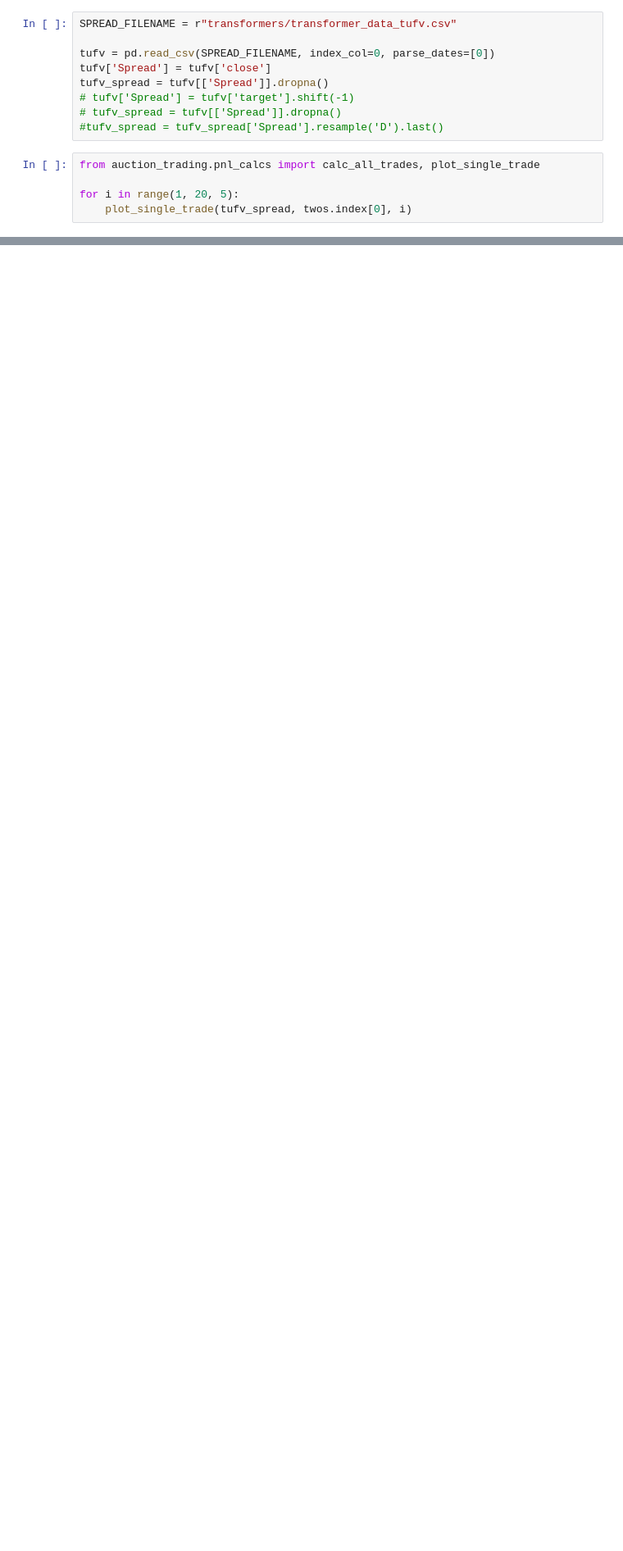
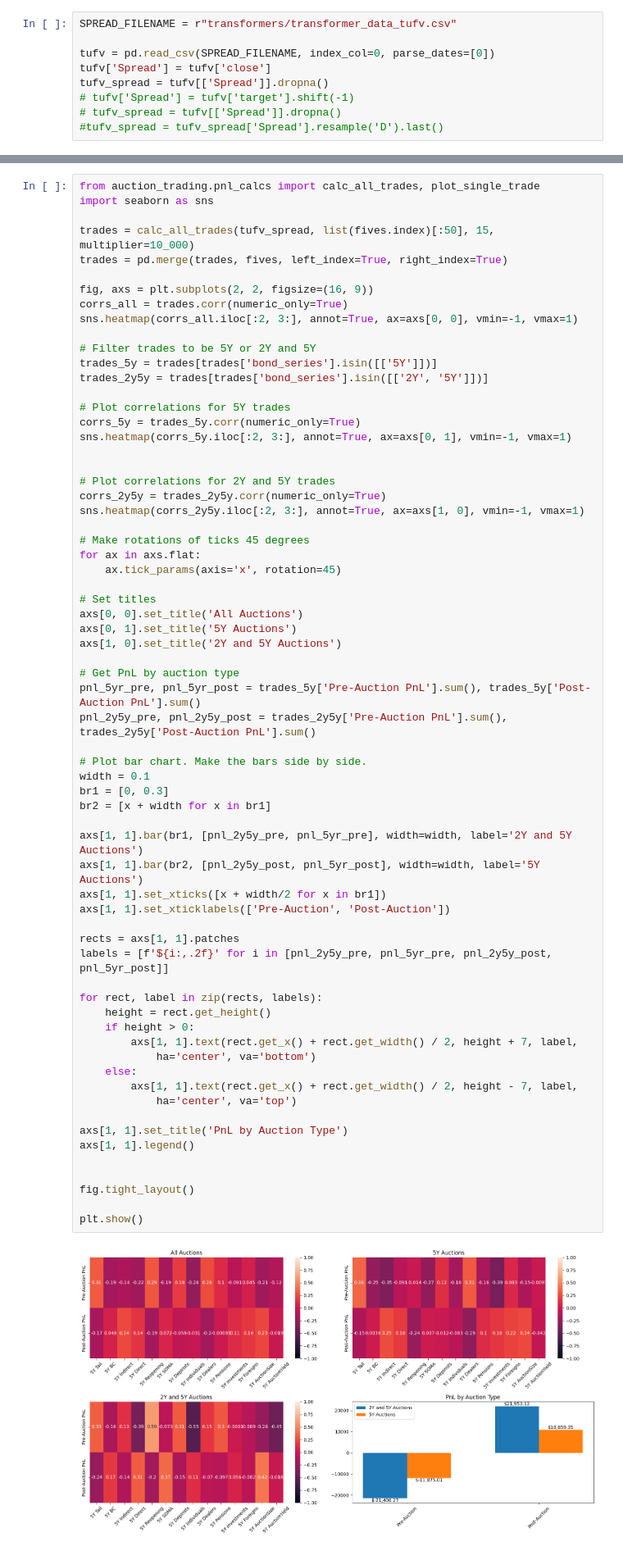
Before and after one commit to chiwailee/UChicago-Winter2022, a Jupyter notebook: Auction_Analysis.ipynb, the cells around one changed output, grey strips where cells are left out. Shown at 82% size. Drawn from its saved outputs; the diff is of its cells as text; blank space fills up the shorter version.

Commit message:
Correlation and pnl graphs

```diff
--- a/Auction_Analysis.ipynb
+++ b/Auction_Analysis.ipynb
@@ -38,8 +36,3 @@ tufv_spread = tufv[['Spread']].dropna()
 # tufv['Spread'] = tufv['target'].shift(-1)
 # tufv_spread = tufv[['Spread']].dropna()
 #tufv_spread = tufv_spread['Spread'].resample('D').last()
-# %%
-from auction_trading.pnl_calcs import calc_all_trades, plot_single_trade
-
-for i in range(1, 20, 5):
-    plot_single_trade(tufv_spread, twos.index[0], i)
@@ -83,0 +39,68 @@ for i in range(1, 20, 5):
+# %%
+from auction_trading.pnl_calcs import calc_all_trades, plot_single_trade
+import seaborn as sns
+
+trades = calc_all_trades(tufv_spread, list(fives.index)[:50], 15, multiplier=10_000)
+trades = pd.merge(trades, fives, left_index=True, right_index=True)
+
+fig, axs = plt.subplots(2, 2, figsize=(16, 9))
+corrs_all = trades.corr(numeric_only=True)
+sns.heatmap(corrs_all.iloc[:2, 3:], annot=True, ax=axs[0, 0], vmin=-1, vmax=1)
+
+# Filter trades to be 5Y or 2Y and 5Y
+trades_5y = trades[trades['bond_series'].isin([['5Y']])]
+trades_2y5y = trades[trades['bond_series'].isin([['2Y', '5Y']])]
+
+# Plot correlations for 5Y trades
+corrs_5y = trades_5y.corr(numeric_only=True)
+sns.heatmap(corrs_5y.iloc[:2, 3:], annot=True, ax=axs[0, 1], vmin=-1, vmax=1)
+
+
+# Plot correlations for 2Y and 5Y trades
+corrs_2y5y = trades_2y5y.corr(numeric_only=True)
+sns.heatmap(corrs_2y5y.iloc[:2, 3:], annot=True, ax=axs[1, 0], vmin=-1, vmax=1)
+
+# Make rotations of ticks 45 degrees
+for ax in axs.flat:
+    ax.tick_params(axis='x', rotation=45)
+
+# Set titles
+axs[0, 0].set_title('All Auctions')
+axs[0, 1].set_title('5Y Auctions')
+axs[1, 0].set_title('2Y and 5Y Auctions')
+
+# Get PnL by auction type
+pnl_5yr_pre, pnl_5yr_post = trades_5y['Pre-Auction PnL'].sum(), trades_5y['Post-Auction PnL'].sum()
+pnl_2y5y_pre, pnl_2y5y_post = trades_2y5y['Pre-Auction PnL'].sum(), trades_2y5y['Post-Auction PnL'].sum()
+
+# Plot bar chart. Make the bars side by side.
+width = 0.1
+br1 = [0, 0.3]
+br2 = [x + width for x in br1]
+
+axs[1, 1].bar(br1, [pnl_2y5y_pre, pnl_5yr_pre], width=width, label='2Y and 5Y Auctions')
+axs[1, 1].bar(br2, [pnl_2y5y_post, pnl_5yr_post], width=width, label='5Y Auctions')
+axs[1, 1].set_xticks([x + width/2 for x in br1])
+axs[1, 1].set_xticklabels(['Pre-Auction', 'Post-Auction'])
+
+rects = axs[1, 1].patches
+labels = [f'${i:,.2f}' for i in [pnl_2y5y_pre, pnl_5yr_pre, pnl_2y5y_post, pnl_5yr_post]]
+
+for rect, label in zip(rects, labels):
+    height = rect.get_height()
+    if height > 0:
+        axs[1, 1].text(rect.get_x() + rect.get_width() / 2, height + 7, label,
+            ha='center', va='bottom')
+    else:
+        axs[1, 1].text(rect.get_x() + rect.get_width() / 2, height - 7, label,
+            ha='center', va='top')
+
+axs[1, 1].set_title('PnL by Auction Type')
+axs[1, 1].legend()
+
+
+fig.tight_layout()
+
+plt.show()
+# %% [output]
+[figure, added]
```
Also changed, not shown: parts of 4 cells of this notebook, 1 other file.
